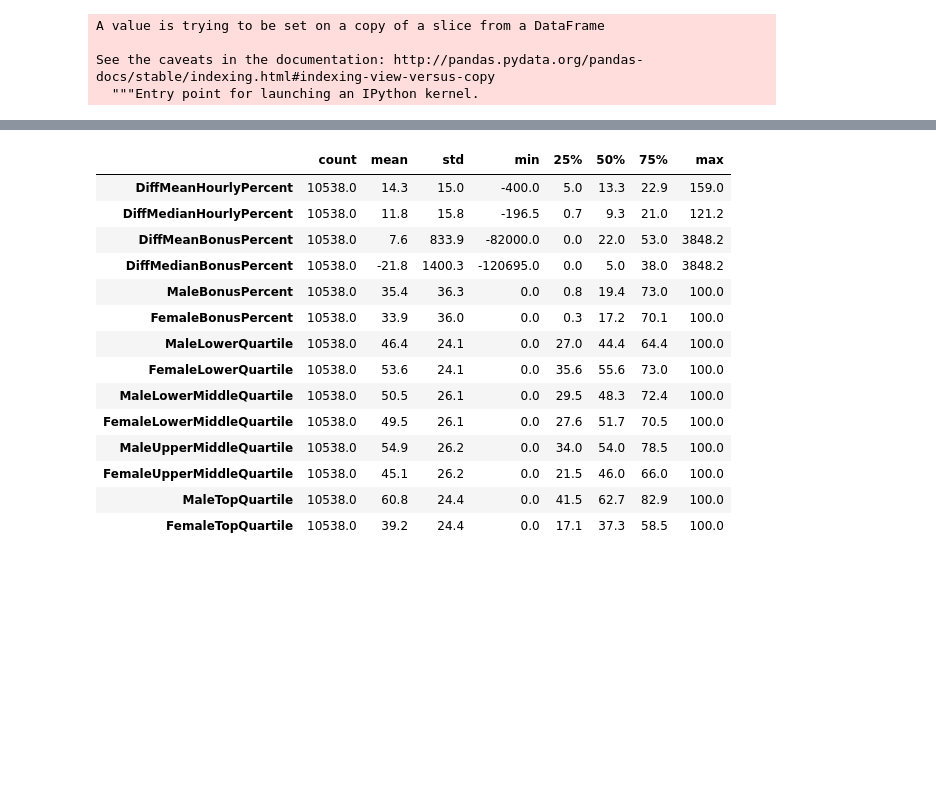
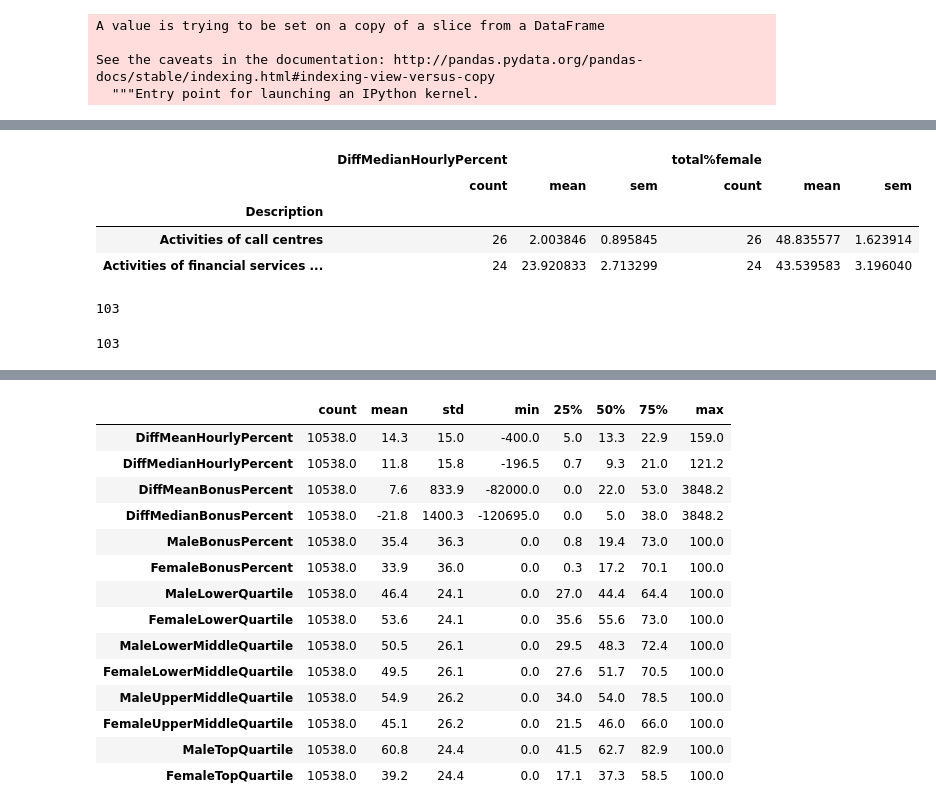
Before and after one commit to dixch/HackTheGap, a Jupyter notebook: HackTheGap/Hack_The_Gap_Master.ipynb, the cells around one changed output, grey strips where cells are left out. Saved outputs shown, nothing was run; the diff lists cells and outputs as text; code cells hidden in the pictures; blank space fills up the shorter version.

```diff
--- a/HackTheGap/Hack_The_Gap_Master.ipynb
+++ b/HackTheGap/Hack_The_Gap_Master.ipynb
@@ -262,0 +268,17 @@ Name: CompanyLinkToGPGInfo, dtype: object
+# %%
+to_plot = industry_summary.loc[industry_summary['DiffMedianHourlyPercent','count'] > 20]
+to_plot.head(2)
+# %% [output]
+|  | DiffMedianHourlyPercent |  |  | total%female |  |  |
+|  | count | mean | sem | count | mean | sem |
+| Description |  |  |  |  |  |  |
+| Activities of call centres | 26 | 2.003846 | 0.895845 | 26 | 48.835577 | 1.623914 |
+| Activities of financial services ... | 24 | 23.920833 | 2.713299 | 24 | 43.539583 | 3.196040 |
+# %%
+len(to_plot.index)
+# %% [output]
+103
+# %%
+len(to_plot['DiffMedianHourlyPercent','mean'])
+# %% [output]
+103
```
Also changed, not shown: parts of 43 cells of this notebook.
